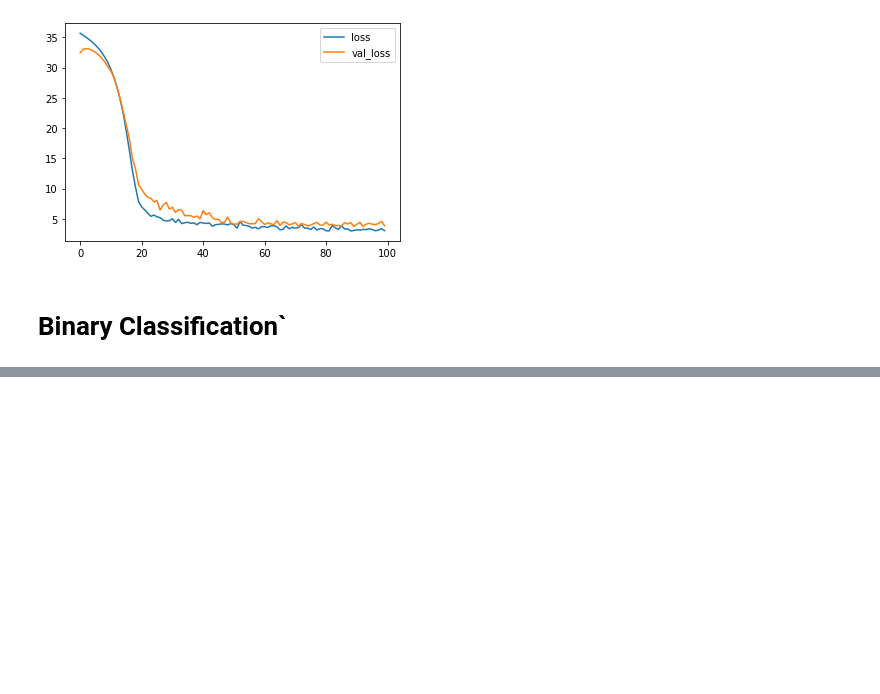
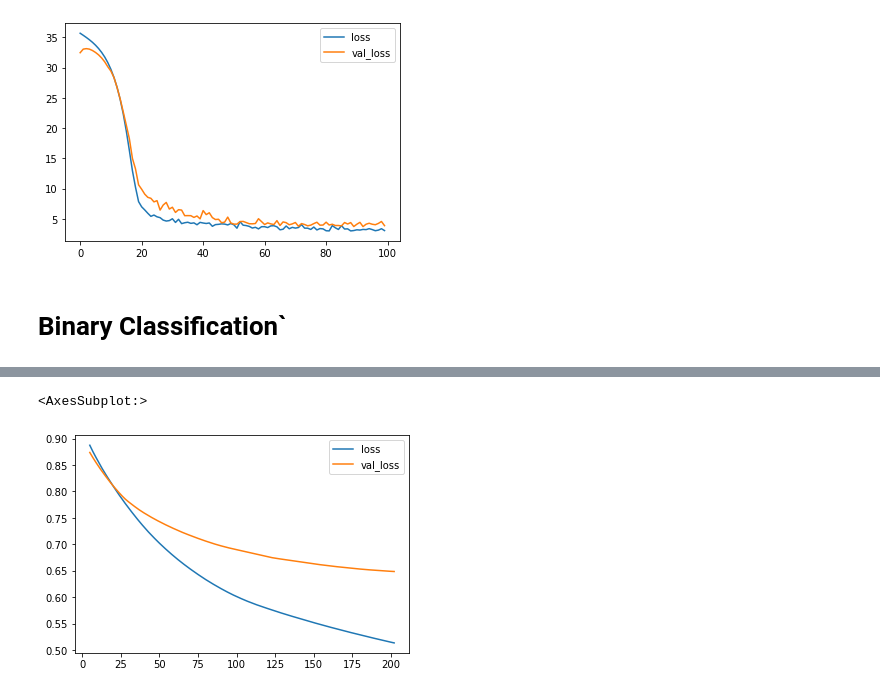
Before and after one commit to AliakbarMehdizadeh/Deep-Neural-Networks, a Jupyter notebook: Intro_to_Deep_Learning.ipynb, the cells around one changed output, grey strips where cells are left out. Drawn from its saved outputs; the diff is of its cells as text; code cells hidden in the pictures; blank space fills up the shorter version.

```diff
--- a/Intro_to_Deep_Learning.ipynb
+++ b/Intro_to_Deep_Learning.ipynb
@@ -766,0 +821,23 @@ history_df.loc[0:, ['loss', 'val_loss']].plot()
+# %%
+model.compile(
+    optimizer= 'adam',
+    loss= 'binary_crossentropy',
+    metrics= 'binary_accuracy',
+)
+# %%
+early_stopping = EarlyStopping(
+    patience = 5,
+    min_delta = 0.001,
+    restore_best_weights= True,
+)
+# %%
+history = model.fit(
+    X_train, y_train,
+    validation_data=(X_valid, y_valid),
+    batch_size= 512,
+    epochs= 1000,
+    callbacks=[early_stopping],
+    verbose=0,
+)
+# %%
+history_df = pd.DataFrame(history.history)
@@ -766,0 +853,5 @@ history_df.loc[0:, ['loss', 'val_loss']].plot()
+# %%
+history_df.loc[5:, ['loss', 'val_loss']].plot()
+# %% [output]
+<AxesSubplot:>
+[figure, added]
```
Also changed, not shown: parts of 39 cells of this notebook.
